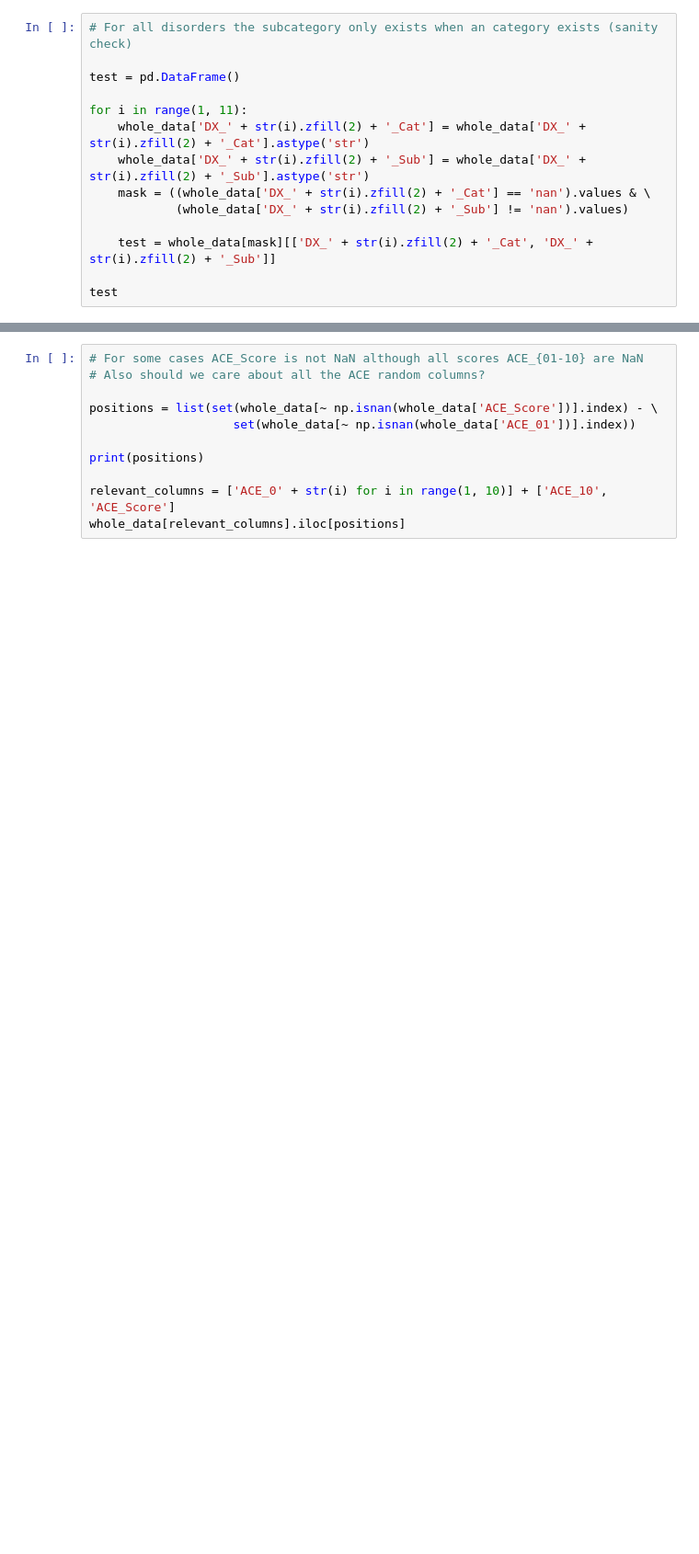
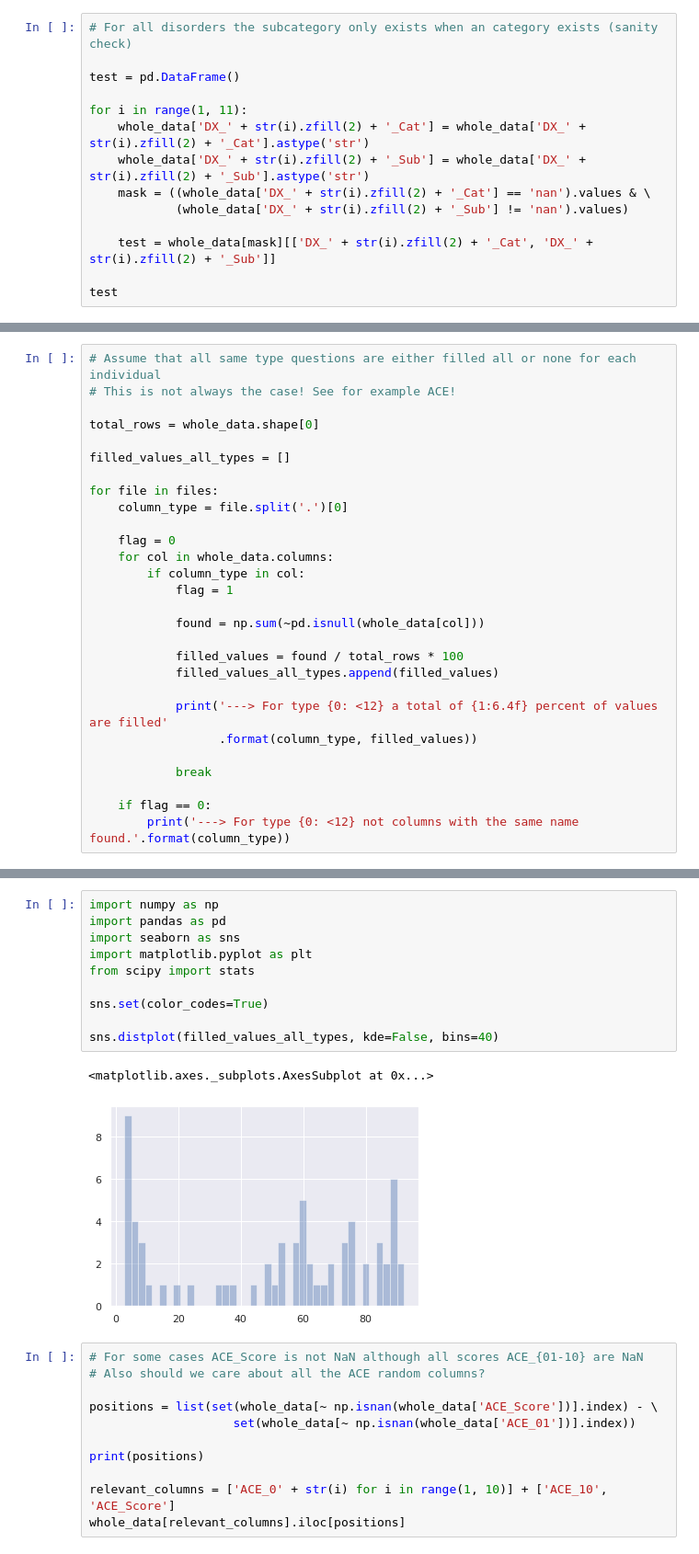
Before and after one commit to sanagno/psychiatry-mri-eeg, a Jupyter notebook: data_exploration.ipynb, the cells around one changed output, grey strips where cells are left out. Shown at 92% size. Cells and saved outputs as stored; diff of their text form; blank space fills up the shorter version.

```diff
--- a/data_exploration.ipynb
+++ b/data_exploration.ipynb
@@ -226,0 +239,28 @@ test
+# %%
+# Assume that all same type questions are either filled all or none for each individual
+# This is not always the case! See for example ACE!
+
+total_rows = whole_data.shape[0]
+
+filled_values_all_types = []
+
+for file in files:
+    column_type = file.split('.')[0]
+
+    flag = 0
+    for col in whole_data.columns:
+        if column_type in col:
+            flag = 1
+
+            found = np.sum(~pd.isnull(whole_data[col]))
+
+            filled_values = found / total_rows * 100
+            filled_values_all_types.append(filled_values)
+
+            print('---> For type {0: <12} a total of {1:6.4f} percent of values are filled'
+                  .format(column_type, filled_values))
+
+            break
+
+    if flag == 0:
+        print('---> For type {0: <12} not columns with the same name found.'.format(column_type))
@@ -227,3 +285,16 @@ test
+# %%
+import numpy as np
+import pandas as pd
+import seaborn as sns
+import matplotlib.pyplot as plt
+from scipy import stats
+
+sns.set(color_codes=True)
+
+sns.distplot(filled_values_all_types, kde=False, bins=40)
+# %% [output]
+<matplotlib.axes._subplots.AxesSubplot at 0x...>
+[figure, added]
 # %%
 # For some cases ACE_Score is not NaN although all scores ACE_{01-10} are NaN
 # Also should we care about all the ACE random columns?
```
Also changed, not shown: parts of 7 cells of this notebook.
